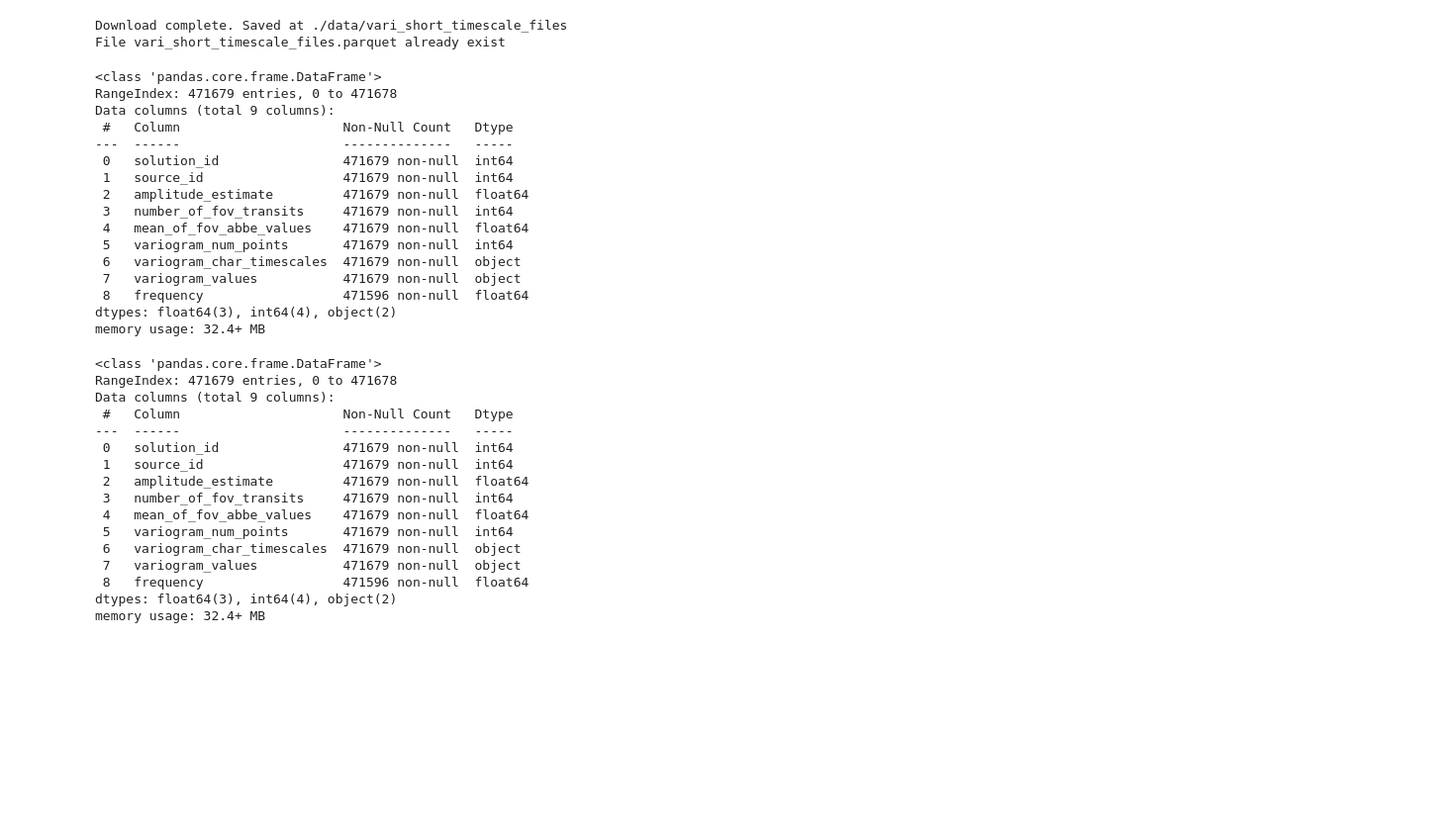
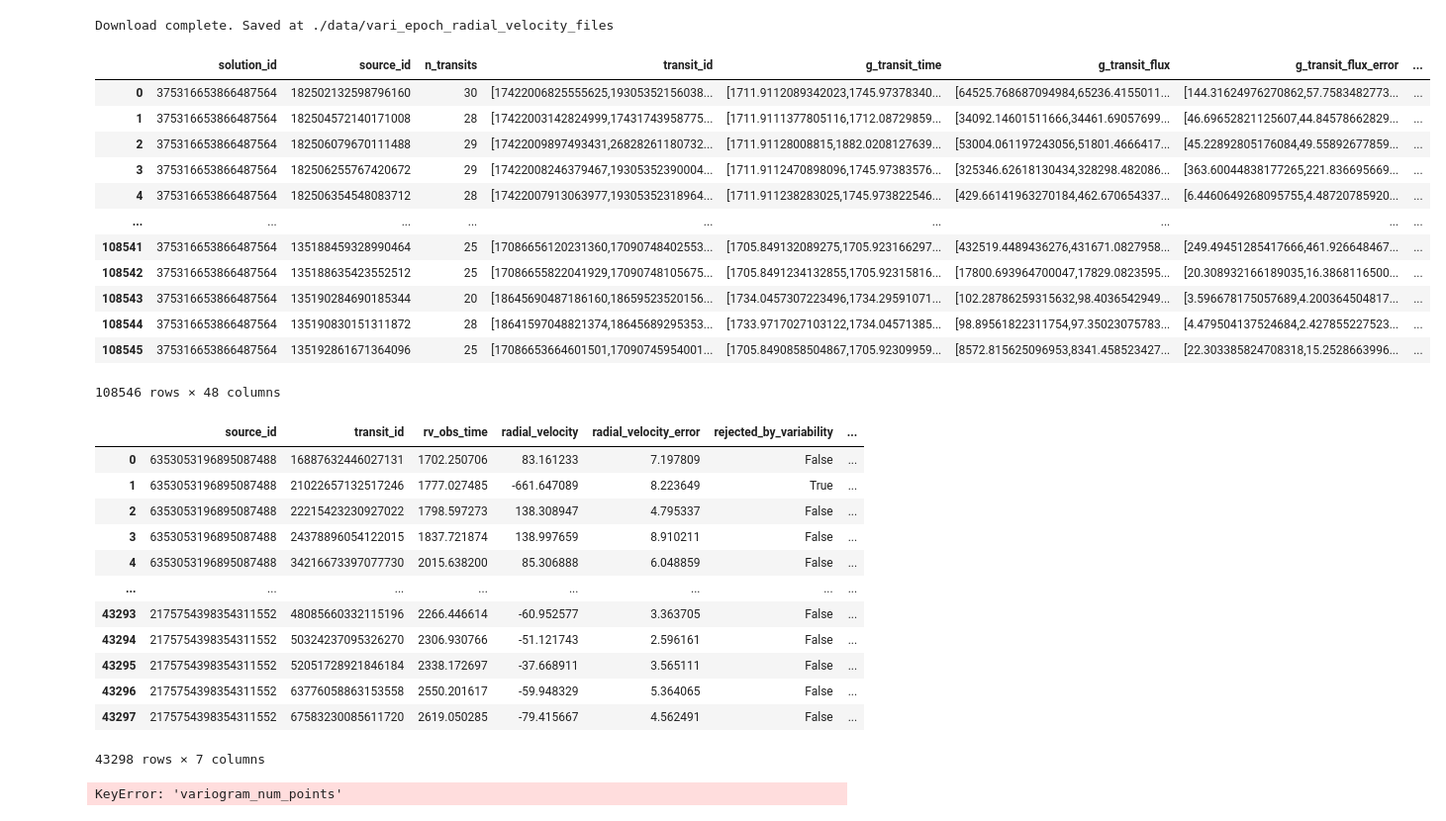
Before and after one commit to Spring-Stars/Practice4, a Jupyter notebook: task3.ipynb, the cells around one changed output. Shown at 99% size. Drawn from its saved outputs; the diff is of its cells as text; code cells hidden in the pictures; blank space fills up the shorter version.

```diff
--- a/task3.ipynb
+++ b/task3.ipynb
@@ -1,7 +1,8 @@
 # %%
-from modules import download_gaia_vari_short_timescale, merge_gaia_vari_short_timescale
-download_gaia_vari_short_timescale()
-merged_data_path = merge_gaia_vari_short_timescale()
+from modules import download_gaia, merge_gaia
+files_directory_path = download_gaia(
+    url = "https://cdn.gea.esac.esa.int/Gaia/gdr3/Photometry/epoch_photometry/",
+    save_dir = "photometry_epoch_photometry_files",
+    )
 # %% [output]
-Download complete. Saved at ./data/vari_short_timescale_files
-File vari_short_timescale_files.parquet already exist
+Download complete. Saved at ./data/vari_epoch_radial_velocity_files
@@ -8,42 +14,40 @@ File vari_short_timescale_files.parquet already exist
 # %%
 import pandas as pd
 
-merged_data = pd.read_parquet(merged_data_path)
-merged_data.info()
+merged_data = pd.read_parquet("data/part_photometry_epoch_photometry.parquet")
+merged_data
 # %% [output]
+|  | solution_id | source_id | n_transits | transit_id | g_transit_time | g_transit_flux | g_transit_flux_error | ... |
+| 0 | 375316653866487564 | 182502132598796160 | 30 | [17422006825555625,19305352156038... | [1711.9112089342023,1745.97378340... | [64525.768687094984,65236.4155011... | [144.31624976270862,57.7583482773... | ... |
+| 1 | 375316653866487564 | 182504572140171008 | 28 | [17422003142824999,17431743958775... | [1711.9111377805116,1712.08729859... | [34092.14601511666,34461.69057699... | [46.69652821125607,44.84578662829... | ... |
+| 2 | 375316653866487564 | 182506079670111488 | 29 | [17422009897493431,26828261180732... | [1711.91128008815,1882.0208127639... | [53004.061197243056,51801.4666417... | [45.22892805176084,49.55892677859... | ... |
+| 3 | 375316653866487564 | 182506255767420672 | 29 | [17422008246379467,19305352390004... | [1711.9112470898096,1745.97383576... | [325346.62618130434,328298.482086... | [363.60044838177265,221.836695669... | ... |
+| 4 | 375316653866487564 | 182506354548083712 | 28 | [17422007913063977,19305352318964... | [1711.911238283025,1745.973822546... | [429.66141963270184,462.670654337... | [6.4460649268095755,4.48720785920... | ... |
+| ... | ... | ... | ... | ... | ... | ... | ... | ... |
+| 108541 | 375316653866487564 | 135188459328990464 | 25 | [17086656120231360,17090748402553... | [1705.849132089275,1705.923166297... | [432519.4489436276,431671.0827958... | [249.49451285417666,461.926648467... | ... |
+| 108542 | 375316653866487564 | 135188635423552512 | 25 | [17086655822041929,17090748105675... | [1705.8491234132855,1705.92315816... | [17800.693964700047,17829.0823595... | [20.308932166189035,16.3868116500... | ... |
+| 108543 | 375316653866487564 | 135190284690185344 | 20 | [18645690487186160,18659523520156... | [1734.0457307223496,1734.29591071... | [102.28786259315632,98.4036542949... | [3.596678175057689,4.200364504817... | ... |
+| 108544 | 375316653866487564 | 135190830151311872 | 28 | [18641597048821374,18645689295353... | [1733.9717027103122,1734.04571385... | [98.89561822311754,97.35023075783... | [4.479504137524684,2.427855227523... | ... |
+| 108545 | 375316653866487564 | 135192861671364096 | 25 | [17086653664601501,17090745954001... | [1705.8490858504867,1705.92309959... | [8572.815625096953,8341.458523427... | [22.303385824708318,15.2528663996... | ... |
-<class 'pandas.core.frame.DataFrame'>
-RangeIndex: 471679 entries, 0 to 471678
-Data columns (total 9 columns):
- #   Column                     Non-Null Count   Dtype
----  ------                     --------------   -----
- 0   solution_id                471679 non-null  int64
- 1   source_id                  471679 non-null  int64
- 2   amplitude_estimate         471679 non-null  float64
- 3   number_of_fov_transits     471679 non-null  int64
- 4   mean_of_fov_abbe_values    471679 non-null  float64
- 5   variogram_num_points       471679 non-null  int64
- 6   variogram_char_timescales  471679 non-null  object
- 7   variogram_values           471679 non-null  object
- 8   frequency                  471596 non-null  float64
-dtypes: float64(3), int64(4), object(2)
-memory usage: 32.4+ MB
+108546 rows × 48 columns
 # %%
 merged_data.dropna()
-merged_data.info()
+merged_data
 # %% [output]
+|  | source_id | transit_id | rv_obs_time | radial_velocity | radial_velocity_error | rejected_by_variability | ... |
+| 0 | 6353053196895087488 | 16887632446027131 | 1702.250706 | 83.161233 | 7.197809 | False | ... |
+| 1 | 6353053196895087488 | 21022657132517246 | 1777.027485 | -661.647089 | 8.223649 | True | ... |
+| 2 | 6353053196895087488 | 22215423230927022 | 1798.597273 | 138.308947 | 4.795337 | False | ... |
+| 3 | 6353053196895087488 | 24378896054122015 | 1837.721874 | 138.997659 | 8.910211 | False | ... |
+| 4 | 6353053196895087488 | 34216673397077730 | 2015.638200 | 85.306888 | 6.048859 | False | ... |
+| ... | ... | ... | ... | ... | ... | ... | ... |
+| 43293 | 2175754398354311552 | 48085660332115196 | 2266.446614 | -60.952577 | 3.363705 | False | ... |
+| 43294 | 2175754398354311552 | 50324237095326270 | 2306.930766 | -51.121743 | 2.596161 | False | ... |
+| 43295 | 2175754398354311552 | 52051728921846184 | 2338.172697 | -37.668911 | 3.565111 | False | ... |
+| 43296 | 2175754398354311552 | 63776058863153558 | 2550.201617 | -59.948329 | 5.364065 | False | ... |
+| 43297 | 2175754398354311552 | 67583230085611720 | 2619.050285 | -79.415667 | 4.562491 | False | ... |
-<class 'pandas.core.frame.DataFrame'>
-RangeIndex: 471679 entries, 0 to 471678
-Data columns (total 9 columns):
- #   Column                     Non-Null Count   Dtype
----  ------                     --------------   -----
- 0   solution_id                471679 non-null  int64
- 1   source_id                  471679 non-null  int64
- 2   amplitude_estimate         471679 non-null  float64
- 3   number_of_fov_transits     471679 non-null  int64
- 4   mean_of_fov_abbe_values    471679 non-null  float64
- 5   variogram_num_points       471679 non-null  int64
- 6   variogram_char_timescales  471679 non-null  object
- 7   variogram_values           471679 non-null  object
- 8   frequency                  471596 non-null  float64
-dtypes: float64(3), int64(4), object(2)
-memory usage: 32.4+ MB
+43298 rows × 7 columns
+# %%
+merged_data["variogram_num_points"].value_counts()
+# %% [output]
+KeyError: 'variogram_num_points'
```
Also changed, not shown: parts of 4 cells of this notebook, 4 other files.
